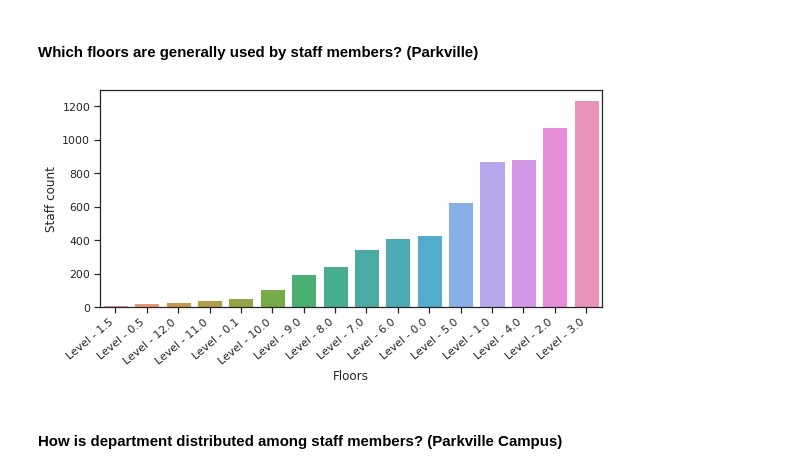
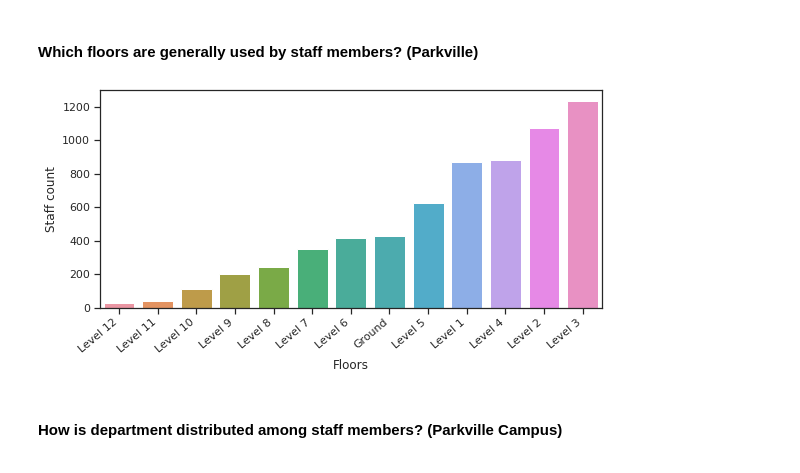
Before and after one commit to abhinavcreed13/project-space-optimisation-group-3, a Jupyter notebook: notebooks/exploratory-data-analysis.ipynb, the cells around one changed output. Saved outputs shown, nothing was run; the diff lists cells and outputs as text; code cells hidden in the pictures.

```diff
--- a/notebooks/exploratory-data-analysis.ipynb
+++ b/notebooks/exploratory-data-analysis.ipynb
@@ -220,13 +226,10 @@ plt.show()
 # %% [markdown]
 #### How are rooms distributed across possible floors?
 # %%
-gdf = uom_space_df_parkville.groupby(by='Floor Code', as_index=False).agg({'Room Code': pd.Series.nunique})
+gdf = uom_space_df_parkville.groupby(by=['Floor Name'], as_index=False).agg({'Room Code': pd.Series.nunique})
 gdf.sort_values(by=['Room Code'], inplace=True)
-gdf['Floor Code'] = gdf['Floor Code'].astype(str)
-for idx,row in gdf.iterrows():
-    gdf.at[idx,'Floor Code'] = 'Level - '+row['Floor Code']
 plt.figure(figsize=(11,4))
-ax = sns.barplot(x="Floor Code", y='Room Code', data=gdf);
+ax = sns.barplot(x="Floor Name", y='Room Code', data=gdf);
 ax.set_xticklabels(ax.get_xticklabels(), rotation=40, ha="right")
 ax.set(xlabel='Floors', ylabel='Rooms count')
 plt.show()
@@ -439,13 +435,13 @@ plt.show()
 # %% [markdown]
 #### How many meeting rooms on different floors?
 # %%
-gdf = possible_meeting_rooms_df.groupby(by='Floor Code', as_index=False).agg({'Room Code': pd.Series.nunique})
+gdf = possible_meeting_rooms_df.groupby(by='Floor Name', as_index=False).agg({'Room Code': pd.Series.nunique})
 gdf.sort_values(by=['Room Code'], inplace=True)
-gdf['Floor Code'] = gdf['Floor Code'].astype(str)
-for idx,row in gdf.iterrows():
-    gdf.at[idx,'Floor Code'] = 'Level - '+row['Floor Code']
+# gdf['Floor Code'] = gdf['Floor Code'].astype(str)
+# for idx,row in gdf.iterrows():
+#     gdf.at[idx,'Floor Code'] = 'Level - '+row['Floor Code']
 plt.figure(figsize=(9,4))
-ax = sns.barplot(x="Floor Code", y='Room Code', data=gdf);
+ax = sns.barplot(x="Floor Name", y='Room Code', data=gdf);
 ax.set_xticklabels(ax.get_xticklabels(), rotation=40, ha="right")
 ax.set(xlabel='Floors', ylabel='Meeting rooms count')
 plt.show()
@@ -501,7 +497,8 @@ em_location_df.head()
 # %% [markdown]
 #### Data Cleaning
 # %%
-em_location_df['Floor Code'] = em_location_df['Floor Code'].astype(object)
+em_location_df['Floor Code'] = em_location_df['Floor Code'].astype(int)
+em_location_df['Floor Code'] = em_location_df['Floor Code'].astype(str).str.strip()
 # %%
 # Data cleaning - Room codes
 for idx,row in em_location_df.iterrows():
@@ -546,5 +543,5 @@ merged_em_location_df_clean.shape
 # %%
 # merging with parkville merged data
-merged_em_location_df_clean_PAR = pd.merge(em_location_df,uom_space_df_parkville,on=['Building Code','Room Code'])
+merged_em_location_df_clean_PAR = pd.merge(em_location_df,uom_space_df_parkville,on=['Building Code','Floor Code','Room Code'])
 merged_em_location_df_clean_PAR.shape
 # %% [output]
@@ -625,18 +620,18 @@ plt.show()
 # %% [markdown]
 #### Which floors are generally used by staff members? (Parkville)
 # %%
-gdf = merged_em_location_df_clean_PAR.groupby(by='Floor Code_x', as_index=False).agg({'Employee Sequential ID': pd.Series.nunique})
+gdf = merged_em_location_df_clean_PAR.groupby(by='Floor Name', as_index=False).agg({'Employee Sequential ID': pd.Series.nunique})
 gdf.sort_values(by=['Employee Sequential ID'], inplace=True)
-gdf['Floor Code_x'] = gdf['Floor Code_x'].astype(str)
-for idx,row in gdf.iterrows():
-    gdf.at[idx,'Floor Code_x'] = 'Level - '+row['Floor Code_x']
+# gdf['Floor Code_x'] = gdf['Floor Code_x'].astype(str)
+# for idx,row in gdf.iterrows():
+#     gdf.at[idx,'Floor Code_x'] = 'Level - '+row['Floor Code_x']
 plt.figure(figsize=(9,4))
-ax = sns.barplot(x="Floor Code_x", y='Employee Sequential ID', data=gdf);
+ax = sns.barplot(x="Floor Name", y='Employee Sequential ID', data=gdf);
 ax.set_xticklabels(ax.get_xticklabels(), rotation=40, ha="right")
 ax.set(xlabel='Floors', ylabel='Staff count')
 plt.show()
 # %% [output]
-[figure, old version]
+[figure, new version]
 # %% [markdown]
 #### How is department distributed among staff members? (Parkville Campus)
 # %%
```
Also changed, not shown: parts of 81 cells of this notebook, 1 other file.
